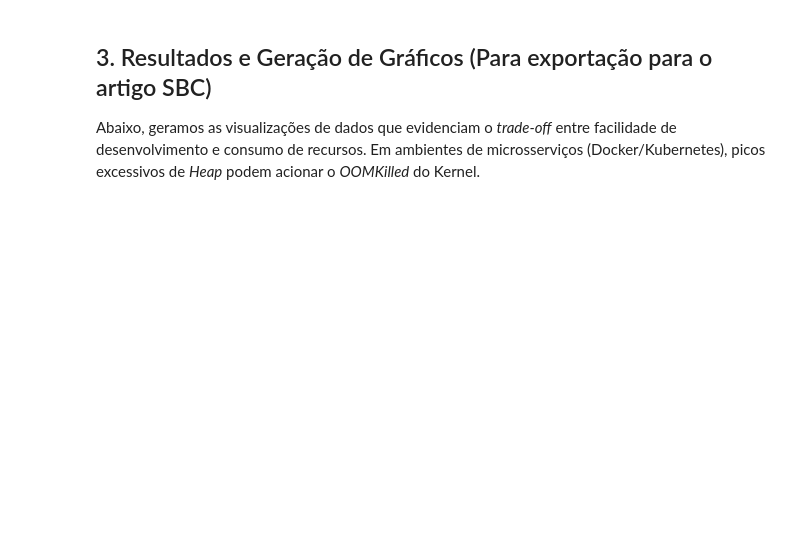
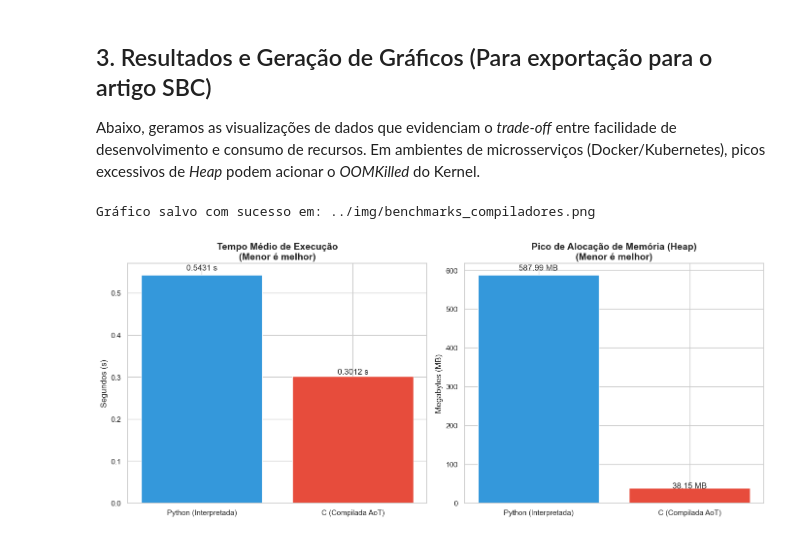
Before and after one commit to theunrealryan/artigo-compiladores-devops, a Jupyter notebook: notebooks/analise_performance.ipynb, the cells around one changed output. Saved outputs shown, nothing was run; the diff lists cells and outputs as text; code cells hidden in the pictures; blank space fills up the shorter version.

```diff
--- a/notebooks/analise_performance.ipynb
+++ b/notebooks/analise_performance.ipynb
@@ -93,32 +126,57 @@ else:
 ## 3. Resultados e Geração de Gráficos (Para exportação para o artigo SBC)
 Abaixo, geramos as visualizações de dados que evidenciam o *trade-off* entre facilidade de desenvolvimento e consumo de recursos. Em ambientes de microsserviços (Docker/Kubernetes), picos excessivos de *Heap* podem acionar o *OOMKilled* do Kernel.
 # %%
-# Configuração de estilo dos gráficos
+import matplotlib.pyplot as plt
+import seaborn as sns
+import numpy as np # Garantindo que o numpy esteja disponível
+
+# --- Configuração de estilo dos gráficos ---
 sns.set_theme(style="whitegrid")
 fig, axes = plt.subplots(1, 2, figsize=(14, 6))
 
 linguagens = ['Python (Interpretada)', 'C (Compilada AoT)']
 cores = ['#3498db', '#e74c3c']
 
-# Gráfico 1: Tempo de Execução
-axes.bar(linguagens, [py_time_sec, c_time_sec], color=cores)
-axes.set_title('Tempo Médio de Execução\n(Menor é melhor)', fontsize=14, fontweight='bold')
-axes.set_ylabel('Segundos (s)', fontsize=12)
+# --- Tratamento de Dados ---
+# Função auxiliar para extrair o valor único (escalar) se for uma lista
+def obter_valor_unico(valor):
+    # Se o valor tiver tamanho (for lista, array, tupla), pegamos o máximo (Pico)
+    if hasattr(valor, '__len__') and not isinstance(valor, str):
+        return float(np.max(valor))
+    return float(valor)
+
+# Garantimos que estamos usando números únicos e não sequências
+val_py_mem = obter_valor_unico(py_mem_mb)
+val_c_mem = obter_valor_unico(c_mem_mb)
+
+# --- Gráfico 1: Tempo de Execução ---
+# Usamos axes[0] para o primeiro gráfico (esquerda)
+axes[0].bar(linguagens, [py_time_sec, c_time_sec], color=cores)
+axes[0].set_title('Tempo Médio de Execução\n(Menor é melhor)', fontsize=14, fontweight='bold')
+axes[0].set_ylabel('Segundos (s)', fontsize=12)
+
+# Adiciona os rótulos de texto (labels) acima das barras
 for i, v in enumerate([py_time_sec, c_time_sec]):
-    axes.text(i, v + (v*0.02), f"{v:.4f} s", ha='center', fontsize=12)
+    axes[0].text(i, v + (v * 0.02), f"{v:.4f} s", ha='center', fontsize=12)
 
-# Gráfico 2: Consumo de Memória (Heap)
-axes[1].bar(linguagens, [py_mem_mb, c_mem_mb], color=cores)
+# --- Gráfico 2: Consumo de Memória (Heap) ---
+axes[1].bar(linguagens, [val_py_mem, val_c_mem], color=cores)
 axes[1].set_title('Pico de Alocação de Memória (Heap)\n(Menor é melhor)', fontsize=14, fontweight='bold')
 axes[1].set_ylabel('Megabytes (MB)', fontsize=12)
-for i, v in enumerate([py_mem_mb, c_mem_mb]):
-    axes[1].text(i, v + (v*0.02), f"{v:.2f} MB", ha='center', fontsize=12)
 
+# Adiciona os rótulos de texto com os valores tratados
+for i, v in enumerate([val_py_mem, val_c_mem]):
+    axes[1].text(i, v + (v * 0.02), f"{v:.2f} MB", ha='center', fontsize=12)
+
+# --- Finalização e Salvamento ---
 plt.tight_layout()
 
 # Salvando a imagem na pasta /img para ser inserida no artigo
 caminho_imagem = '../img/benchmarks_compiladores.png'
 plt.savefig(caminho_imagem, dpi=300, bbox_inches='tight')
 print(f"Gráfico salvo com sucesso em: {caminho_imagem}")
 
 plt.show()
+# %% [output]
+Gráfico salvo com sucesso em: ../img/benchmarks_compiladores.png
+[figure, added]
```
Also changed, not shown: parts of 4 cells of this notebook, 3 other files.
